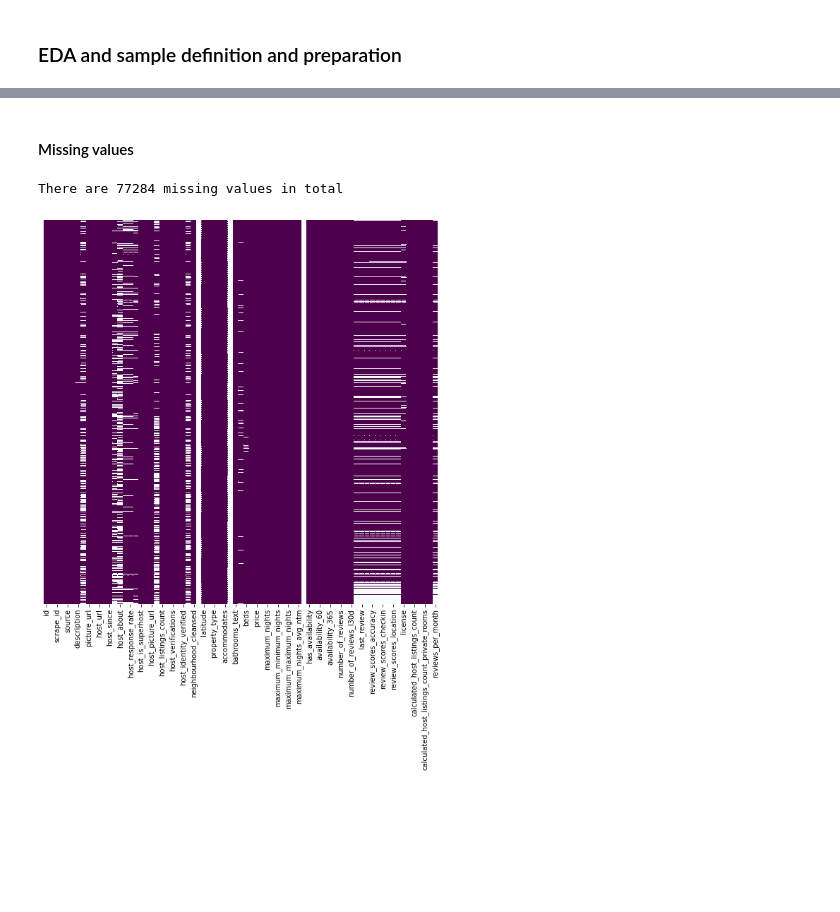
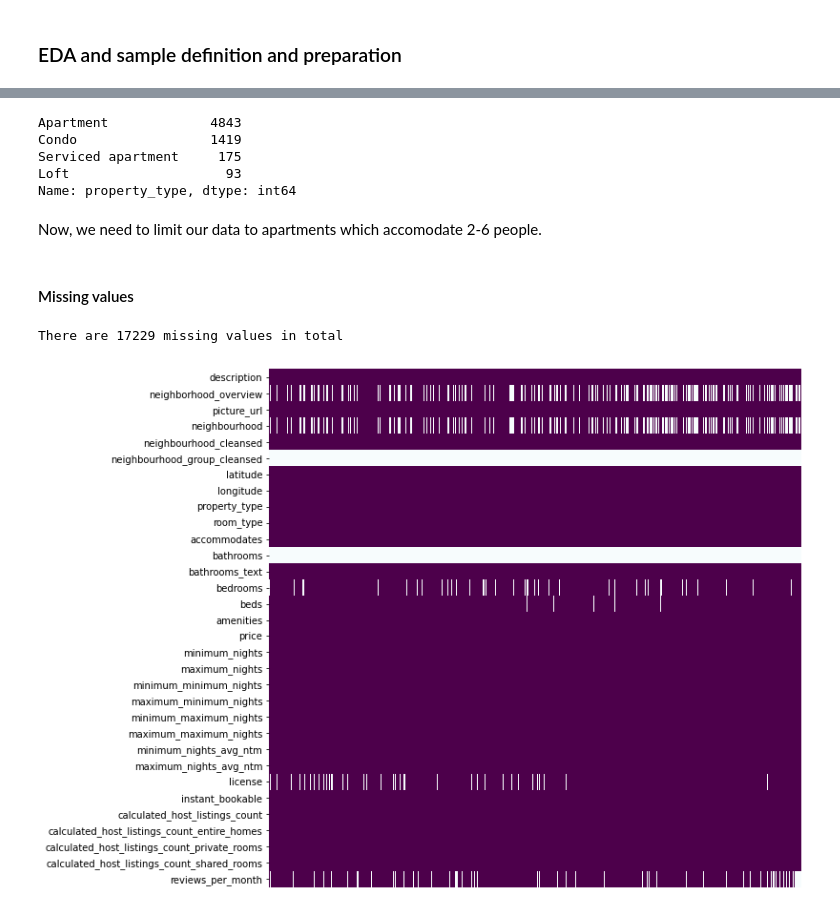
Before and after one commit to malikiscoding/prediction-with-ml, a Jupyter notebook: ps2/ps2.ipynb, the cells around one changed output, grey strips where cells are left out. Drawn from its saved outputs; the diff is of its cells as text; code cells hidden in the pictures; blank space fills up the shorter version.

```diff
--- a/ps2/ps2.ipynb
+++ b/ps2/ps2.ipynb
@@ -43,2 +78,8 @@ memory usage: 6.3+ MB
+# %%
+df.drop(
+    ['id', 'listing_url', 'scrape_id', 'last_scraped', 'source', 'name','host_id', 'host_url', 'host_name', 'host_since', 'host_location', 'host_about', 'host_response_time', 'host_response_rate', 'host_acceptance_rate', 'host_is_superhost', 'host_thumbnail_url', 'host_picture_url','host_neighbourhood', 'host_listings_count', 'host_total_listings_count','host_verifications','host_has_profile_pic', 'host_identity_verified', 'calendar_updated', 'has_availability', 'availability_30', 'availability_60', 'availability_90', 'availability_365', 'calendar_last_scraped', 'number_of_reviews', 'number_of_reviews_ltm', 'number_of_reviews_l30d', 'first_review', 'last_review', 'review_scores_rating', 'review_scores_accuracy','review_scores_cleanliness', 'review_scores_checkin','review_scores_communication', 'review_scores_location','review_scores_value'],
+    inplace=True,
+    axis=1
+)
 # %% [markdown]
 ### EDA and sample definition and preparation
@@ -44,0 +98,3 @@ memory usage: 6.3+ MB
+# %%
+print(df[df['description'].str.contains('partment',na=False)].property_type.value_counts())
+df = df[df['description'].str.contains('partment',na=False)]
@@ -45,13 +119,40 @@ memory usage: 6.3+ MB
+# %%
+# keeping only the apartments
+df = df[df.property_type.apply(lambda x: ("Entire" in x or 'ome' in x) and 'room' not in x).to_list()]
+# What is left in the end?
+df.property_type.value_counts()
+# Still way too many categories. Focus on the 4 biggest, and give a sensible name to each.
+df = df[df['property_type'].apply(lambda x: x in ("Entire rental unit Entire condo Entire serviced apartment Entire loft"))]
+
+def replace_all(text, dic):
+    for i, j in dic.items():
+        text = text.replace(i, j)
+    return text
+d = { "Entire rental unit": "Apartment", "Entire condo": "Condo", "Entire serviced apartment": "Serviced apartment","Entire loft" : "Loft"}
+
+df['property_type'] = replace_all(df["property_type"], d)
+# %%
+df['property_type'].value_counts()
+# %% [output]
+Apartment             4843
+Condo                 1419
+Serviced apartment     175
+Loft                    93
+Name: property_type, dtype: int64
+# %% [markdown]
+Now, we need to limit our data to apartments which accomodate 2-6 people.
+# %%
+df = df[df['accommodates'].between(2,6)]
 # %% [markdown]
 #### Missing values
 # %%
 # Check for missing values frequency
 fig, ax = plt.subplots(figsize=(10,10))         # Sample figsize in inches
-sns.heatmap(df.isnull(), yticklabels=False, cbar=False, cmap='BuPu_r', ax=ax)
+sns.heatmap(df.isnull().T, xticklabels=False, cbar=False, cmap='BuPu_r', ax=ax)
 print('There are', df.isna().sum().sum(), 'missing values in total')
 # %% [output]
-There are 77284 missing values in total
+There are 17229 missing values in total
-[figure, old version]
+[figure, new version]
 # %%
 # focus on features with missing values
 na_share = df.isnull().mean()*100
```
Also changed, not shown: parts of 19 cells of this notebook.
